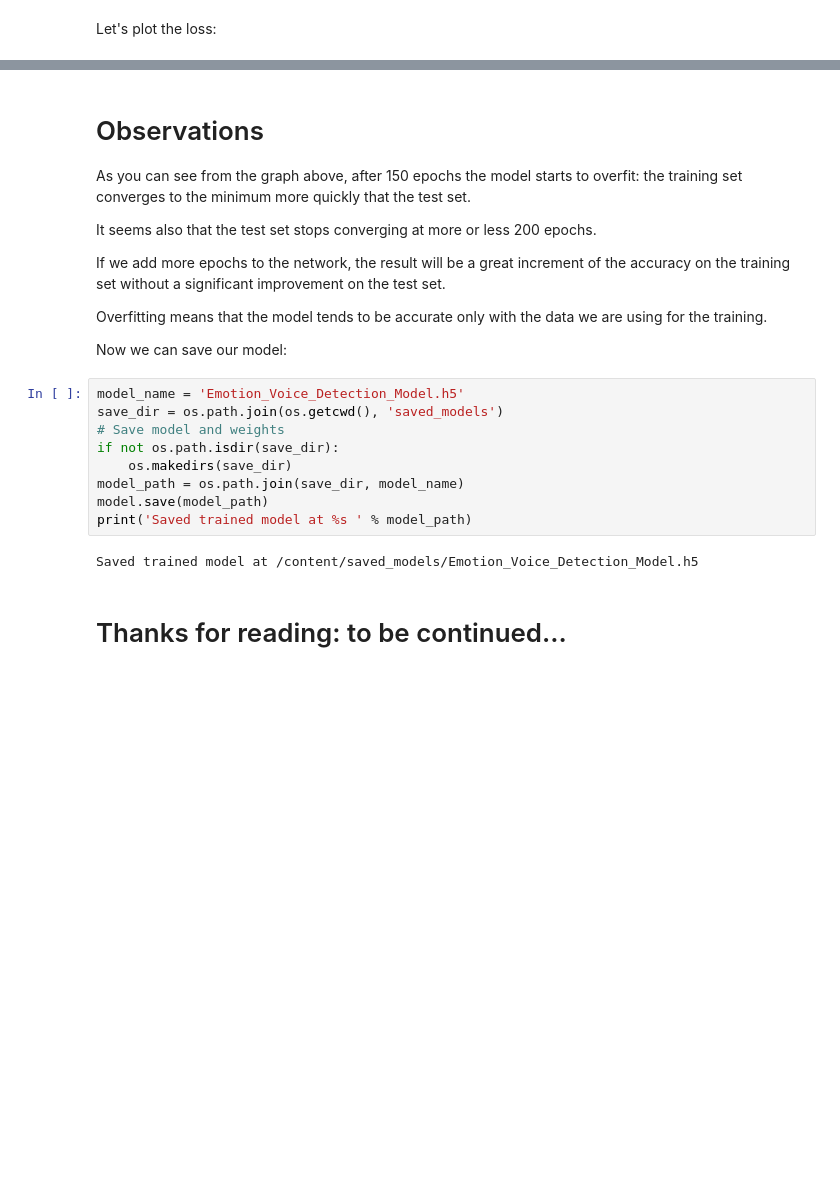
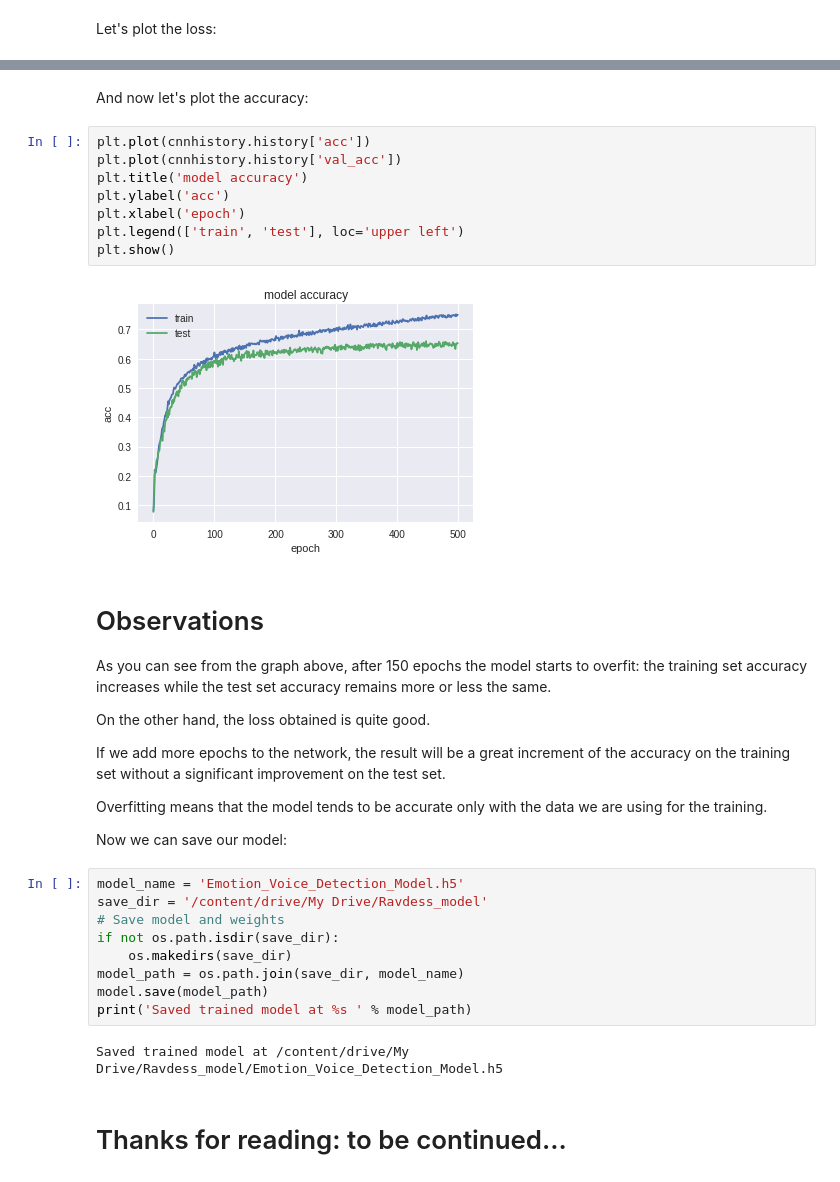
Before and after one commit to marcogdepinto/emotion-classification-from-audio-files, a Jupyter notebook: EmotionsRecognition.ipynb, the cells around one changed output, grey strips where cells are left out. Cells and saved outputs as stored; diff of their text form; blank space fills up the shorter version.

```diff
--- a/EmotionsRecognition.ipynb
+++ b/EmotionsRecognition.ipynb
@@ -338,9 +353,23 @@ plt.show()
+# %% [markdown]
+
+
+And now let's plot the accuracy:
+# %%
+plt.plot(cnnhistory.history['acc'])
+plt.plot(cnnhistory.history['val_acc'])
+plt.title('model accuracy')
+plt.ylabel('acc')
+plt.xlabel('epoch')
+plt.legend(['train', 'test'], loc='upper left')
+plt.show()
+# %% [output]
+[figure, added]
 # %% [markdown]
 # Observations
 
-As you can see from the graph above, after 150 epochs the model starts to overfit: the training set converges to the minimum more quickly that the test set.
+As you can see from the graph above, after 150 epochs the model starts to overfit: the training set accuracy increases while the test set accuracy remains more or less the same.
 
-It seems also that the test set stops converging at more or less 200 epochs.
+On the other hand, the loss obtained is quite good.
 
 If we add more epochs to the network, the result will be a great increment of the accuracy on the training set without a significant improvement on the test set.
 
@@ -349,7 +378,7 @@ Overfitting means that the model tends to be accurate only with the data we are
 Now we can save our model:
 # %%
 model_name = 'Emotion_Voice_Detection_Model.h5'
-save_dir = os.path.join(os.getcwd(), 'saved_models')
+save_dir = '/content/drive/My Drive/Ravdess_model'
 # Save model and weights
 if not os.path.isdir(save_dir):
     os.makedirs(save_dir)
@@ -357,6 +386,6 @@ model_path = os.path.join(save_dir, model_name)
 model.save(model_path)
 print('Saved trained model at %s ' % model_path)
 # %% [output]
-Saved trained model at /content/saved_models/Emotion_Voice_Detection_Model.h5
+Saved trained model at /content/drive/My Drive/Ravdess_model/Emotion_Voice_Detection_Model.h5
 # %% [markdown]
 # Thanks for reading: to be continued...
```
Also changed, not shown: parts of 9 cells of this notebook.
